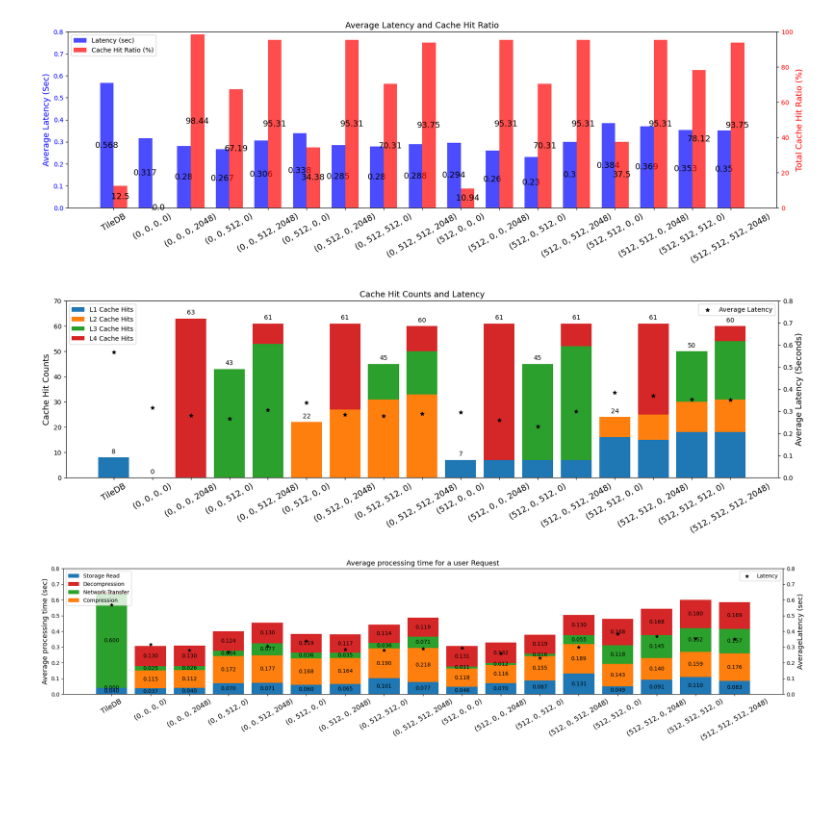
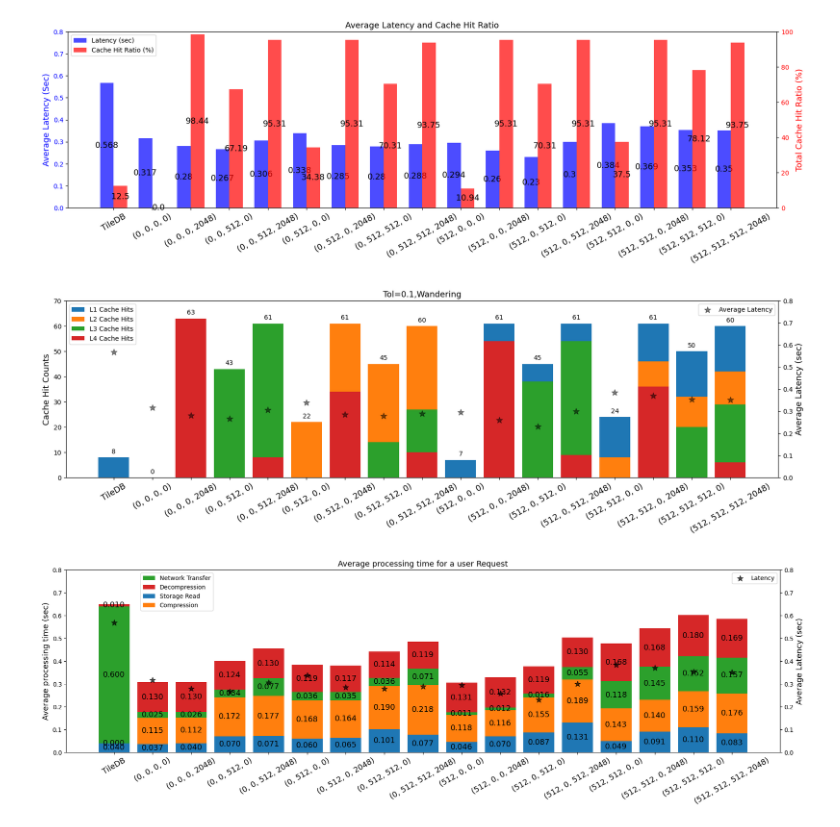
Before and after one commit to martin-ray/The_Middleware, a Jupyter notebook: src/python/client/eval_data/eval_wandering2.ipynb, the cells around one changed output. Saved outputs shown, nothing was run; the diff lists cells and outputs as text; code cells hidden in the pictures; blank space fills up the shorter version.

```diff
--- a/src/python/client/eval_data/eval_wandering2.ipynb
+++ b/src/python/client/eval_data/eval_wandering2.ipynb
@@ -155,6 +155,10 @@ bottom_l2 = np.add(bottom_l1, l1_hits)
 bottom_l3 = np.add(bottom_l2, l2_hits)
 bottom_l4 = np.add(bottom_l3, l3_hits)
 
+bottom_l4 = np.zeros(len(hanrei))
+bottom_l3 = np.add(bottom_l4, l4_hits)
+bottom_l2 = np.add(bottom_l3, l3_hits)
+bottom_l1 = np.add(bottom_l2, l2_hits)
 # Define custom colors for each category
 colors = ['tab:blue', 'tab:orange', 'tab:green', 'tab:red']
 
@@ -165,10 +169,15 @@ for i in range(len(hanrei)):
     ax1.bar(hanrei[i], l4_hits[i], bottom=bottom_l4[i], color=colors[3])
 
 # Plot the stacked bars
+
 ax1.bar(hanrei, l1_hits, label='L1 Cache Hits', bottom=bottom_l1, color=colors[0])
 ax1.bar(hanrei, l2_hits, label='L2 Cache Hits', bottom=bottom_l2, color=colors[1])
 ax1.bar(hanrei, l3_hits, label='L3 Cache Hits', bottom=bottom_l3, color=colors[2])
 ax1.bar(hanrei, l4_hits, label='L4 Cache Hits', bottom=bottom_l4, color=colors[3])
+
+
+# ax1.bar(hanrei, l3_hits, label='L3 Cache Hits', bottom=bottom_l3, color=colors[2])
+# ax1.bar(hanrei, l4_hits, label='L4 Cache Hits', bottom=bottom_l4, color=colors[3])
 
 # Label the first y-axis (Cache Hit Counts)
 ax1.set_ylabel("Cache Hit Counts", fontsize=fontSize)
@@ -186,10 +195,10 @@ ax1.legend()
 
 # Create a second y-axis (twin) for latency
 ax2 = ax1.twinx()
-ax2.scatter(hanrei, latency, label='Average Latency', color='k', marker='*')
+ax2.scatter(hanrei, latency, label='Average Latency', color='k', marker='*',alpha=0.5,s=100)
 
 # Label the second y-axis (Latency)
-ax2.set_ylabel("Average Latency (Seconds)", color='k', fontsize=fontSize)
+ax2.set_ylabel("Average Latency (sec)", color='k', fontsize=fontSize)
 
 # Add a legend for the second y-axis
 lines1, labels1 = ax1.get_legend_handles_labels()
@@ -202,7 +211,7 @@ ax1.set_ylim(0, HitCountsmax)
 ax2.set_ylim(0, latency_y_max)  # Adjust the range for latency if needed
 
 # Add a title
-plt.title("Cache Hit Counts and Latency", fontsize=fontSize)
+plt.title(f"Tol={tol},Wandering", fontsize=fontSize)
 
 # Save the chart
 file_name = f"new_wandering_tol={tol}_analTIme={UserAnal}_cachehitDetail_latency={Tclatency}ms.png"
@@ -211,19 +220,19 @@ fig.savefig(file_name, bbox_inches='tight', format="png", dpi=300)
 # Show the chart
 plt.show()
 # %% [output]
-[figure, old version]
+[figure, new version]
 # %%
 
 ################ ユーザのリクエストに対する各ステップの平均処理時間の内訳 ################
 
-
+detail_font_s = 13
 
 # Sample data
 categories = hanrei
 data = UserReqLatUchiwake
 
 # Create a stacked bar chart
-fig, ax1 = plt.subplots(figsize=figure_size)
+fig, ax1 = plt.subplots(figsize=(18,6))
 
 # Extract StorageRead, Compression, NetworkLatency, and Decompression values separately
 storage_read = [item[0] for item in data]
@@ -237,30 +246,31 @@ bottom_compression = np.add(bottom_storage_read, storage_read)
 bottom_network_latency = np.add(bottom_compression, compression)
 bottom_decompression = np.add(bottom_network_latency, network_latency)
 
+
 # Plot the stacked bars and add annotations for each segment
 for i in range(len(categories)):
     ax1.bar(categories[i], storage_read[i], bottom=bottom_storage_read[i], label='Storage Read', color='tab:blue')
     ax1.annotate(f'{storage_read[i]:.3f}', (categories[i], bottom_storage_read[i] + storage_read[i] / 2),
-                ha='center', va='center', fontsize=10, color='black')
+                ha='center', va='center', fontsize=detail_font_s, color='black')
 
     ax1.bar(categories[i], compression[i], bottom=bottom_compression[i], label='Compression', color='tab:orange')
     ax1.annotate(f'{compression[i]:.3f}', (categories[i], bottom_compression[i] + compression[i] / 2),
-                ha='center', va='center', fontsize=10, color='black')
+                ha='center', va='center', fontsize=detail_font_s, color='black')
 
     ax1.bar(categories[i], network_latency[i], bottom=bottom_network_latency[i], label='Network Transfer', color='tab:green')
     ax1.annotate(f'{network_latency[i]:.3f}', (categories[i], bottom_network_latency[i] + network_latency[i] / 2),
-                ha='center', va='center', fontsize=10, color='black')
+                ha='center', va='center', fontsize=detail_font_s, color='black')
 
     ax1.bar(categories[i], decompression[i], bottom=bottom_decompression[i], label='Decompression', color='tab:red')
     ax1.annotate(f'{decompression[i]:.3f}', (categories[i], bottom_decompression[i] + decompression[i] / 2),
-                ha='center', va='center', fontsize=10, color='black')
+                ha='center', va='center', fontsize=detail_font_s, color='black')
 
 
 
 
 # Create a second y-axis (twin) for latency
 ax2 = ax1.twinx()
-ax2.scatter(hanrei, latency, label='Latency', color='k', marker='*')
+ax2.scatter(hanrei, latency, label='Latency', color='k', marker='*',alpha=0.7,s=100)
 
 # Label the second y-axis (Latency)
 ax2.set_ylabel("Average Latency (sec)", color='k', fontsize=fontSize)
@@ -268,33 +278,33 @@ ax2.set_ylabel("Average Latency (sec)", color='k', fontsize=fontSize)
 # Add a legend for the second y-axis
 lines1, labels1 = ax1.get_legend_handles_labels()
 lines2, labels2 = ax2.get_legend_handles_labels()
 ax1.legend(lines1, labels1, loc="best")
 ax2.legend(lines2, labels2, loc="upper right")
 
 # Set the y-axis limits for both axes
 ax1.set_ylim(0, HitCountsmax)
 ax2.set_ylim(0, latency_y_max)  # Adjust the range for latency if needed
 
 
 # Label the axes and add a titl3
 # plt.xlabel("Cache Structure",fontsize=13)
 ax1.set_ylabel("Average processing time (sec)",fontsize=13)
 plt.title(f"Average processing time for a user Request",fontsize=fontSize)
 
 # Rotate x-axis labels for better readability
 # ax1.xticks(rotation=rotangle,fontsize=fontSize)
 ax1.set_xticklabels(hanrei, rotation=rotangle, fontsize=fontSize)
 
 # Add a legend with only four labels
-handles, labels = ax.get_legend_handles_labels()
+handles, labels = ax1.get_legend_handles_labels()
 unique_labels = list(set(labels))[:4]  # Keep only the first four unique labels
-ax1.legend([handles[labels.index(label)] for label in unique_labels], unique_labels, loc="upper left")
+ax1.legend([handles[labels.index(label)] for label in unique_labels], unique_labels, loc="upper left",bbox_to_anchor=(0.1, 1))
 ax1.set_ylim(0,latency_y_max)
 
 file_name = f"new_wandering_tol={tol}_analTIme={UserAnal}_eachProc_latency_{Tclatency}ms.png"
 
 fig.tight_layout()
 # Show the chart
 fig.savefig(file_name,bbox_inches='tight',format="png",dpi=300)
 # %% [output]
-[figure, old version]
+[figure, new version]
```
